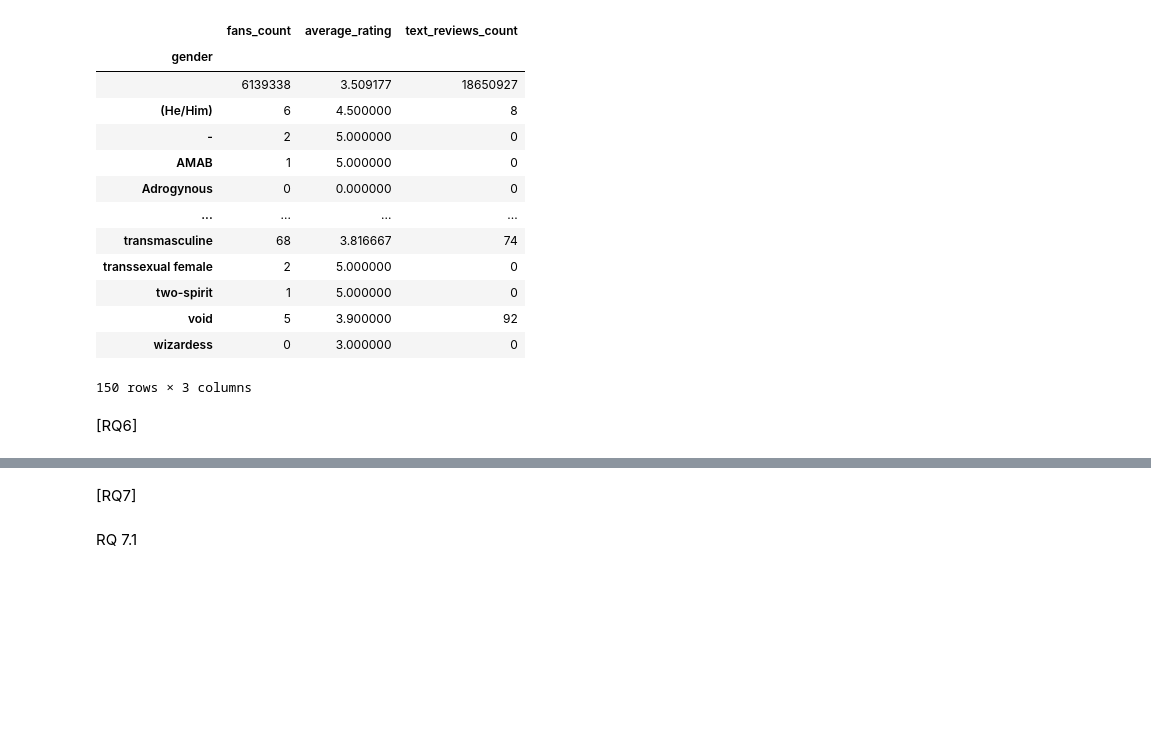
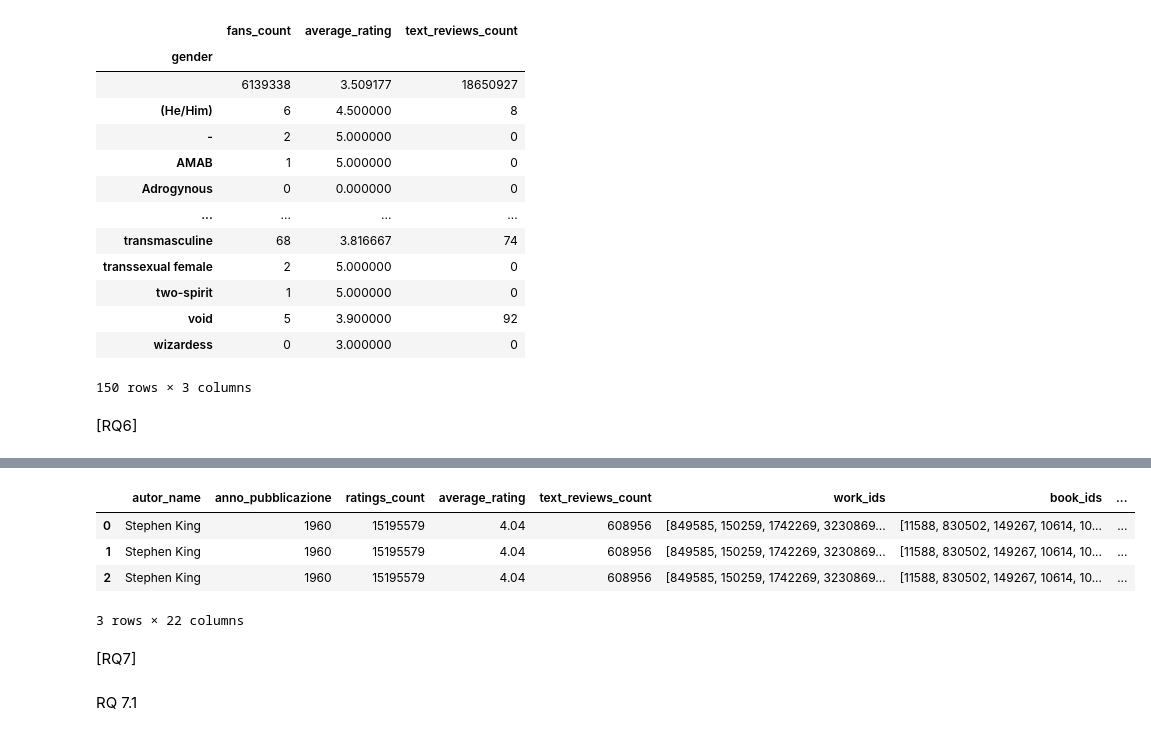
Before and after one commit to diego-ciciani01/ADM---HV2, a Jupyter notebook: Homework_2.ipynb, the cells around one changed output, grey strips where cells are left out. Drawn from its saved outputs; the diff is of its cells as text; code cells hidden in the pictures; blank space fills up the shorter version.

```diff
--- a/Homework_2.ipynb
+++ b/Homework_2.ipynb
@@ -96,7 +96,7 @@ this method is used to read a set of specific columns selected of the dataset
 def read_only_columns(path_dataset:str ,columns:list):
   dfs = []
   with open(path_dataset, "r") as file:
-    for ch in pd.read_json(file, lines = True, chunksize=20000):
+    for ch in pd.read_json(file, lines = True, chunksize=120000):
       ch = ch[columns]
       dfs.append(ch)
   df_2 = pd.concat(dfs, ignore_index = True)
@@ -972,0 +946,8 @@ Q[6.2]
+# %%
+anni_interessati = range(mergetop_ten['original_publication_date'].dt.year.min(),mergetop_ten['original_publication_date'].dt.year.max())
+# %%
+elenco = []
+for autore in mergetop_ten['name']:
+  for anno in anni_interessati:
+    elenco.append((autore, anno))
+df_anno_autori = pd.DataFrame(elenco, columns=['autor_name', 'anno_pubblicazione'])
@@ -972,0 +960,4 @@ Q[6.2]
+# %%
+df_merge=df_anno_autori.merge(mergetop_ten,left_on='autor_name', right_on='name', how='left')
+#df_merge= df_merge[mergetop_ten['original_publication_date'] <= df_merge['anno_pubblicazione']]
+df_merge['num_libri_pubblicati'] = df_merge.groupby(['autor_name','anno_pubblicazione'])['name'].transform('count')
@@ -973,3 +974,11 @@ Q[6.2]
+# %%
+df_merge.head(3)
+# %% [output]
+|  | autor_name | anno_pubblicazione | ratings_count | average_rating | text_reviews_count | work_ids | book_ids | ... |
+| 0 | Stephen King | 1960 | 15195579 | 4.04 | 608956 | [849585, 150259, 1742269, 3230869... | [11588, 830502, 149267, 10614, 10... | ... |
+| 1 | Stephen King | 1960 | 15195579 | 4.04 | 608956 | [849585, 150259, 1742269, 3230869... | [11588, 830502, 149267, 10614, 10... | ... |
+| 2 | Stephen King | 1960 | 15195579 | 4.04 | 608956 | [849585, 150259, 1742269, 3230869... | [11588, 830502, 149267, 10614, 10... | ... |
+3 rows × 22 columns
 # %%
 #qua devo vedere come fare per fare eliminare pure i date che non hanno senso
 def extract_year(date):
```
Also changed, not shown: parts of 27 cells of this notebook.
